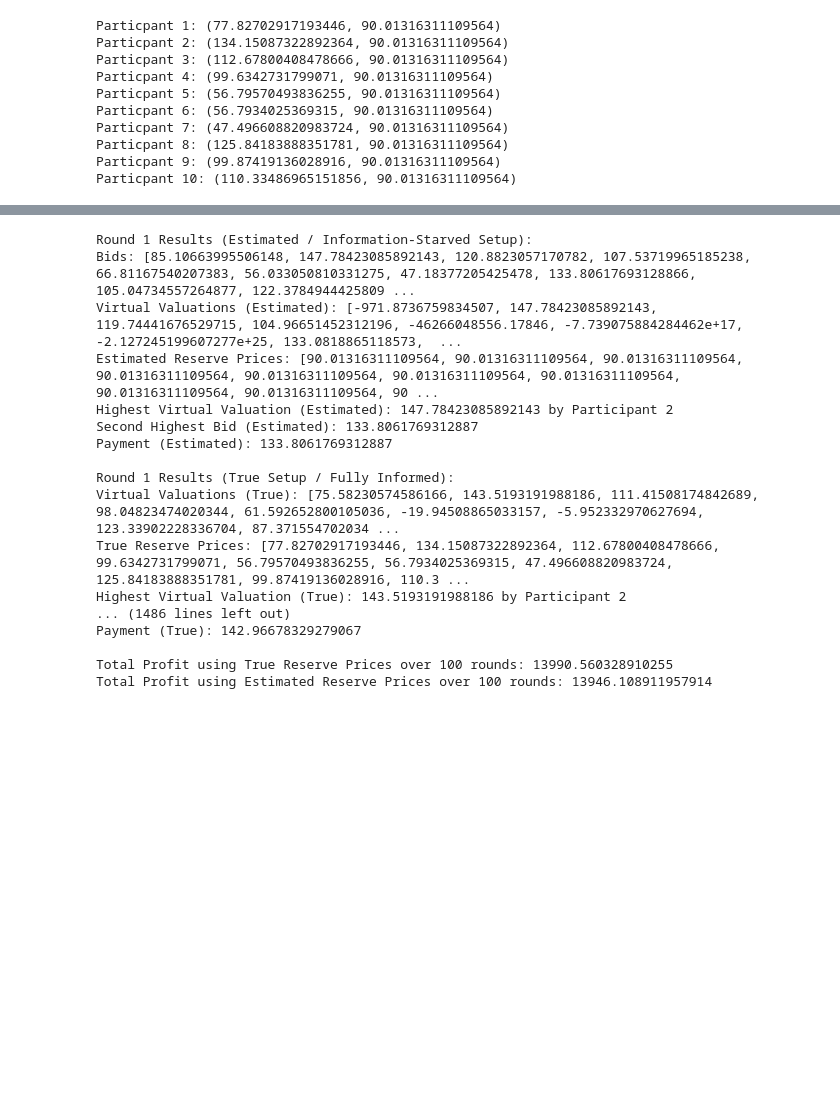
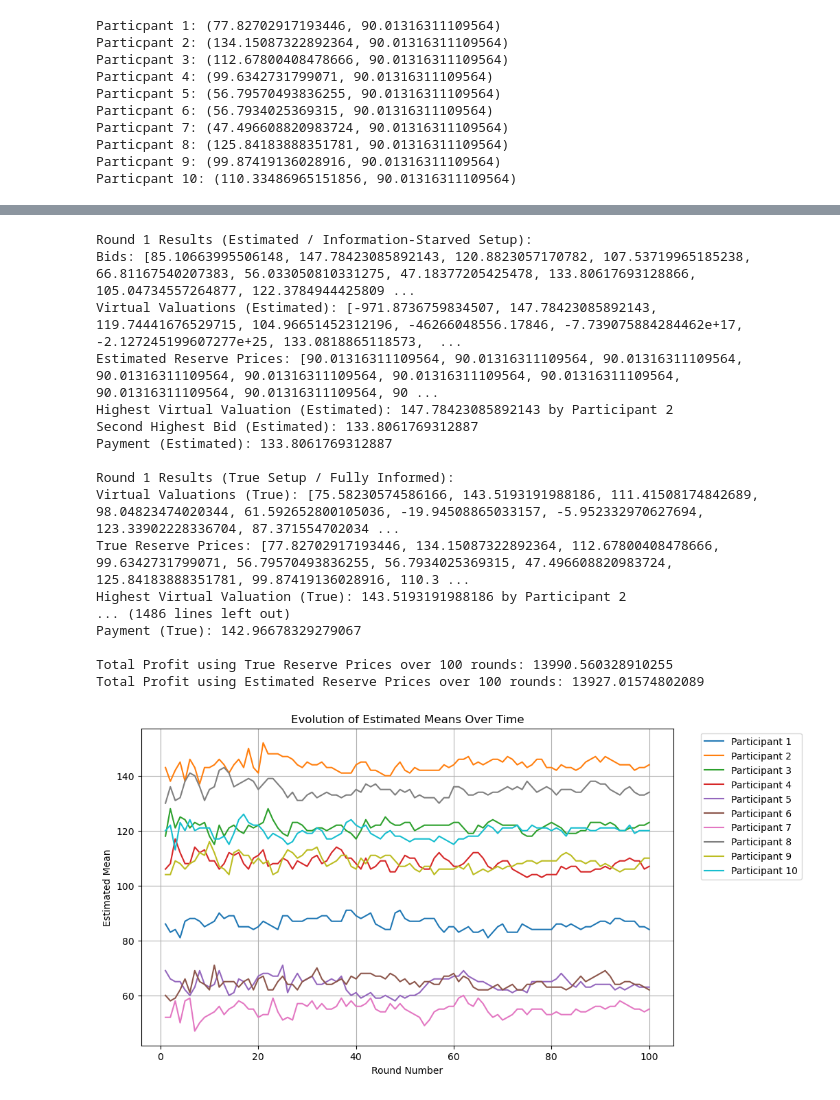
Before and after one commit to imranav/Auction_design, a Jupyter notebook: basic_model.ipynb, the cells around one changed output, grey strips where cells are left out. Drawn from its saved outputs; the diff is of its cells as text; code cells hidden in the pictures; blank space fills up the shorter version.

```diff
--- a/basic_model.ipynb
+++ b/basic_model.ipynb
@@ -343,15 +343,14 @@ class Auction:
         """
         Use SGD to update the estimated mean for each participant based on their bids.
         """
-        c=1
-        t=1
+        c=2
         T_0=10
-        alpha=0.75
+        alpha=0.62
         for idx, bid in enumerate(bids):
             # Calculate gradient
             grad = -2 * (bid - self.est_means[idx])
 
-            eta_t = c / ((t+T_0)**alpha)
+            eta_t = c / ((self.t+T_0)**alpha)
 
             # Update the mean estimate
             self.est_means[idx] -= eta_t * grad
@@ -400,48 +399,68 @@ class Auction:
             total_est_reserve_profit += round_results["payment_estimated"]
         return total_true_reserve_profit, total_est_reserve_profit
 # %%
+import numpy as np
+import matplotlib.pyplot as plt
+
+# Set random seed for reproducibility
 np.random.seed(42)
 
 # Set the number of participants and parameters for the auction
 num_participants = 10
 true_means = np.random.uniform(50, 150, num_participants)  # True means of participants
 stddevs = np.full(num_participants, 5)  # Standard deviations for each participant
-num_rounds = 100  # Number of rounds to simulate
+num_rounds = 100 # Number of rounds to simulate
 
-# Initialize the auction with both true and estimated means
+# Initialize the auction
 auction = Auction(num_participants, stddevs, true_means)
 
-# Initialize variables to accumulate the total profits
+# Track estimated means over rounds
+estimated_means_history = np.zeros((num_rounds, num_participants))
+
 total_true_reserve_profit = 0
 total_est_reserve_profit = 0
 
 # Simulate the auction over the specified number of rounds
 for round_number in range(1, num_rounds + 1):
     round_results = auction.run_auction(round_number)
+    estimated_means_history[round_number - 1] = auction.est_means.copy()
     total_true_reserve_profit += round_results["payment_true"] if round_results["payment_true"] else 0
     total_est_reserve_profit += round_results["payment_estimated"] if round_results["payment_estimated"] else 0
 
 # Print out the total profits over the specified number of rounds
 print(f"Total Profit using True Reserve Prices over {num_rounds} rounds: {total_true_reserve_profit}")
 print(f"Total Profit using Estimated Reserve Prices over {num_rounds} rounds: {total_est_reserve_profit}")
+
+# Plot estimated means over time
+plt.figure(figsize=(10, 6))
+for i in range(num_participants):
+    plt.plot(range(1, num_rounds + 1), estimated_means_history[:, i], label=f'Participant {i+1}')
+
+plt.xlabel("Round Number")
+plt.ylabel("Estimated Mean")
+plt.title("Evolution of Estimated Means Over Time")
+plt.legend(loc='upper right', bbox_to_anchor=(1.25, 1))
+plt.grid()
+plt.show()
 # %% [output]
 Round 1 Results (Estimated / Information-Starved Setup):
 Bids: [85.10663995506148, 147.78423085892143, 120.8823057170782, 107.53719965185238, 66.81167540207383, 56.033050810331275, 47.18377205425478, 133.80617693128866, 105.04734557264877, 122.3784944425809 ...
 Virtual Valuations (Estimated): [-971.8736759834507, 147.78423085892143, 119.74441676529715, 104.96651452312196, -46266048556.17846, -7.739075884284462e+17, -2.127245199607277e+25, 133.0818865118573,  ...
 Estimated Reserve Prices: [90.01316311109564, 90.01316311109564, 90.01316311109564, 90.01316311109564, 90.01316311109564, 90.01316311109564, 90.01316311109564, 90.01316311109564, 90.01316311109564, 90 ...
 Highest Virtual Valuation (Estimated): 147.78423085892143 by Participant 2
 Second Highest Bid (Estimated): 133.8061769312887
 Payment (Estimated): 133.8061769312887
 
 Round 1 Results (True Setup / Fully Informed):
 Virtual Valuations (True): [75.58230574586166, 143.5193191988186, 111.41508174842689, 98.04823474020344, 61.592652800105036, -19.94508865033157, -5.952332970627694, 123.33902228336704, 87.371554702034 ...
 True Reserve Prices: [77.82702917193446, 134.15087322892364, 112.67800408478666, 99.6342731799071, 56.79570493836255, 56.7934025369315, 47.496608820983724, 125.84183888351781, 99.87419136028916, 110.3 ...
 Highest Virtual Valuation (True): 143.5193191988186 by Participant 2
 ... (1486 lines left out)
 Payment (True): 142.96678329279067
 
 Total Profit using True Reserve Prices over 100 rounds: 13990.560328910255
-Total Profit using Estimated Reserve Prices over 100 rounds: 13946.108911957914
+Total Profit using Estimated Reserve Prices over 100 rounds: 13927.01574802089
+[figure, added]
 # %%
 # After the auction ends, print the comparison of true and estimated means for each participant
 for i in range(num_participants):
```
Also changed, not shown: parts of 4 cells of this notebook, 2 other files.
